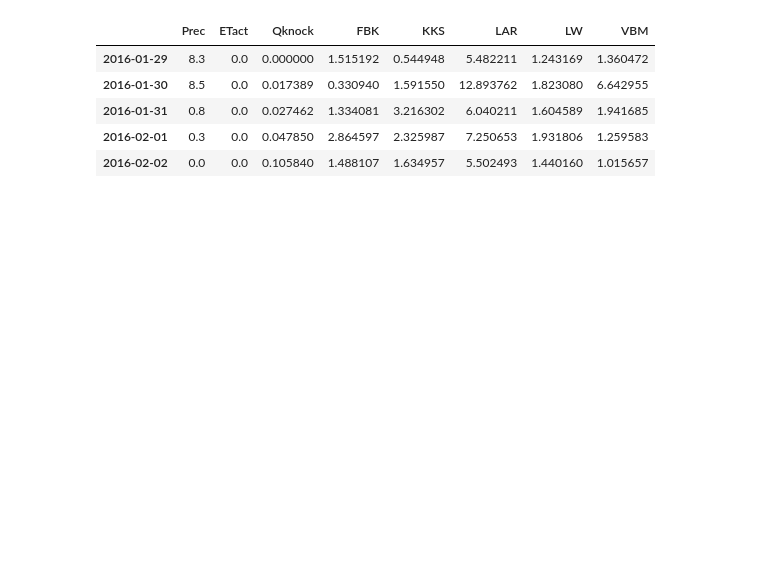
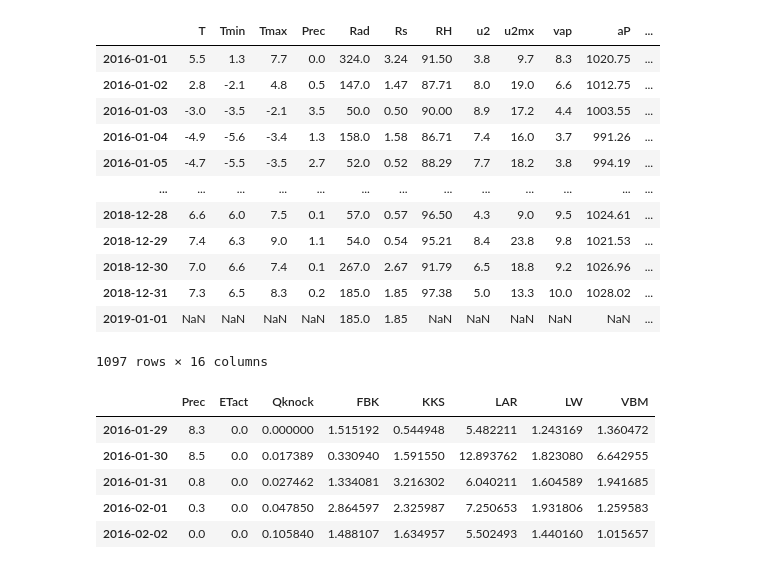
Before and after one commit to cojacoo/hydropedology_lab, a Jupyter notebook: spotpy/DREAM_pyGR4J_KKS.ipynb, the cells around one changed output. Saved outputs shown, nothing was run; the diff lists cells and outputs as text; code cells hidden in the pictures; blank space fills up the shorter version.

```diff
--- a/spotpy/DREAM_pyGR4J_KKS.ipynb
+++ b/spotpy/DREAM_pyGR4J_KKS.ipynb
@@ -20,5 +23,21 @@ Q_darcy = pd.read_csv('/Users/cojack/Documents/TUBS/RUINS/data/1EVE_prozessdaten
 Q_darcy.index = pd.to_datetime(Q_darcy.index)
 #Q_darcy.resample('1d').sum().head()
+# %%
+norderney
+# %% [output]
+|  | T | Tmin | Tmax | Prec | Rad | Rs | RH | u2 | u2mx | vap | aP | ... |
+| 2016-01-01 | 5.5 | 1.3 | 7.7 | 0.0 | 324.0 | 3.24 | 91.50 | 3.8 | 9.7 | 8.3 | 1020.75 | ... |
+| 2016-01-02 | 2.8 | -2.1 | 4.8 | 0.5 | 147.0 | 1.47 | 87.71 | 8.0 | 19.0 | 6.6 | 1012.75 | ... |
+| 2016-01-03 | -3.0 | -3.5 | -2.1 | 3.5 | 50.0 | 0.50 | 90.00 | 8.9 | 17.2 | 4.4 | 1003.55 | ... |
+| 2016-01-04 | -4.9 | -5.6 | -3.4 | 1.3 | 158.0 | 1.58 | 86.71 | 7.4 | 16.0 | 3.7 | 991.26 | ... |
+| 2016-01-05 | -4.7 | -5.5 | -3.5 | 2.7 | 52.0 | 0.52 | 88.29 | 7.7 | 18.2 | 3.8 | 994.19 | ... |
+| ... | ... | ... | ... | ... | ... | ... | ... | ... | ... | ... | ... | ... |
+| 2018-12-28 | 6.6 | 6.0 | 7.5 | 0.1 | 57.0 | 0.57 | 96.50 | 4.3 | 9.0 | 9.5 | 1024.61 | ... |
+| 2018-12-29 | 7.4 | 6.3 | 9.0 | 1.1 | 54.0 | 0.54 | 95.21 | 8.4 | 23.8 | 9.8 | 1021.53 | ... |
+| 2018-12-30 | 7.0 | 6.6 | 7.4 | 0.1 | 267.0 | 2.67 | 91.79 | 6.5 | 18.8 | 9.2 | 1026.96 | ... |
+| 2018-12-31 | 7.3 | 6.5 | 8.3 | 0.2 | 185.0 | 1.85 | 97.38 | 5.0 | 13.3 | 10.0 | 1028.02 | ... |
+| 2019-01-01 | NaN | NaN | NaN | NaN | 185.0 | 1.85 | NaN | NaN | NaN | NaN | NaN | ... |
+1097 rows × 16 columns
 # %%
 tsx = pd.concat([norderney.Prec,norderney.EToSJ,1000.*Q_darcy.FBK],axis=1)
 tsx.columns = ['Prec','ETact','Qknock']
```
Also changed, not shown: parts of 13 cells of this notebook, 3 other files.
